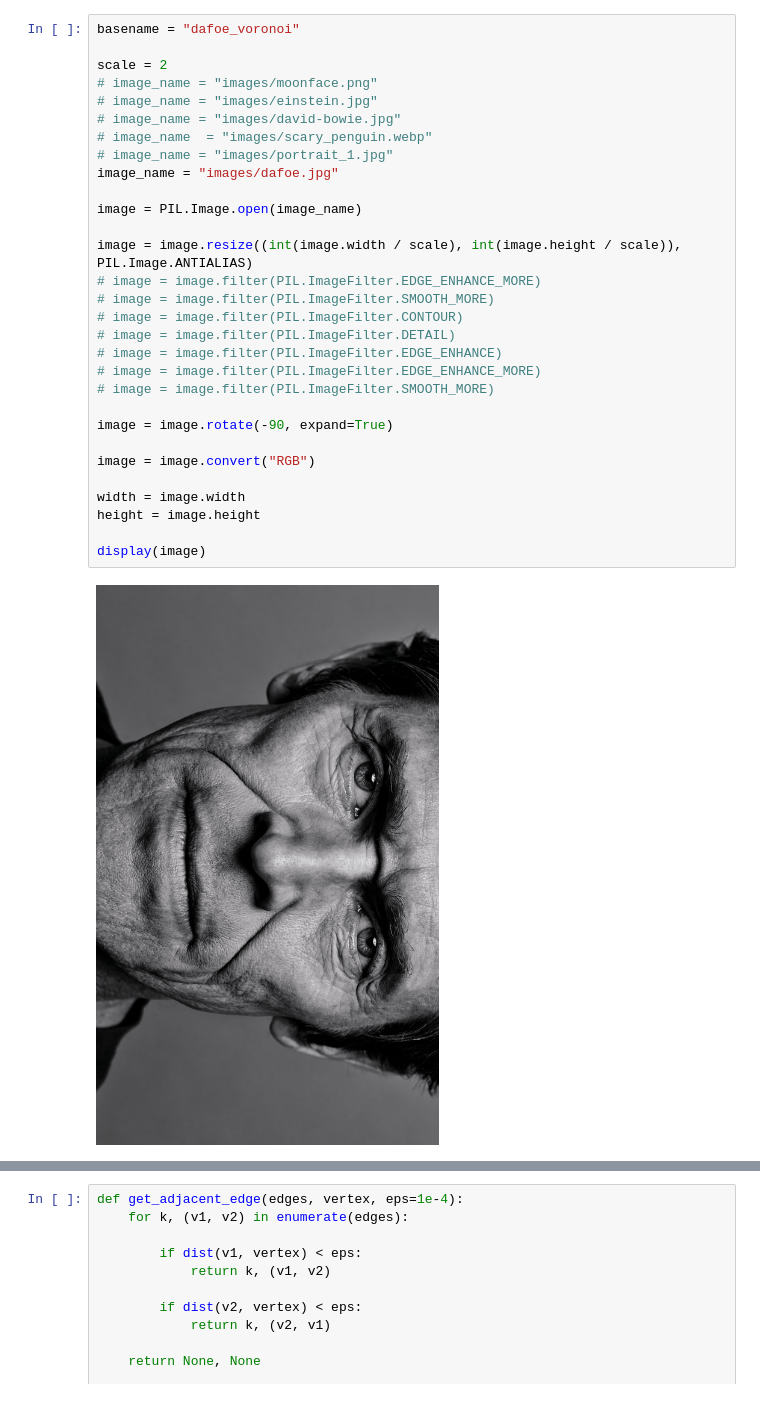
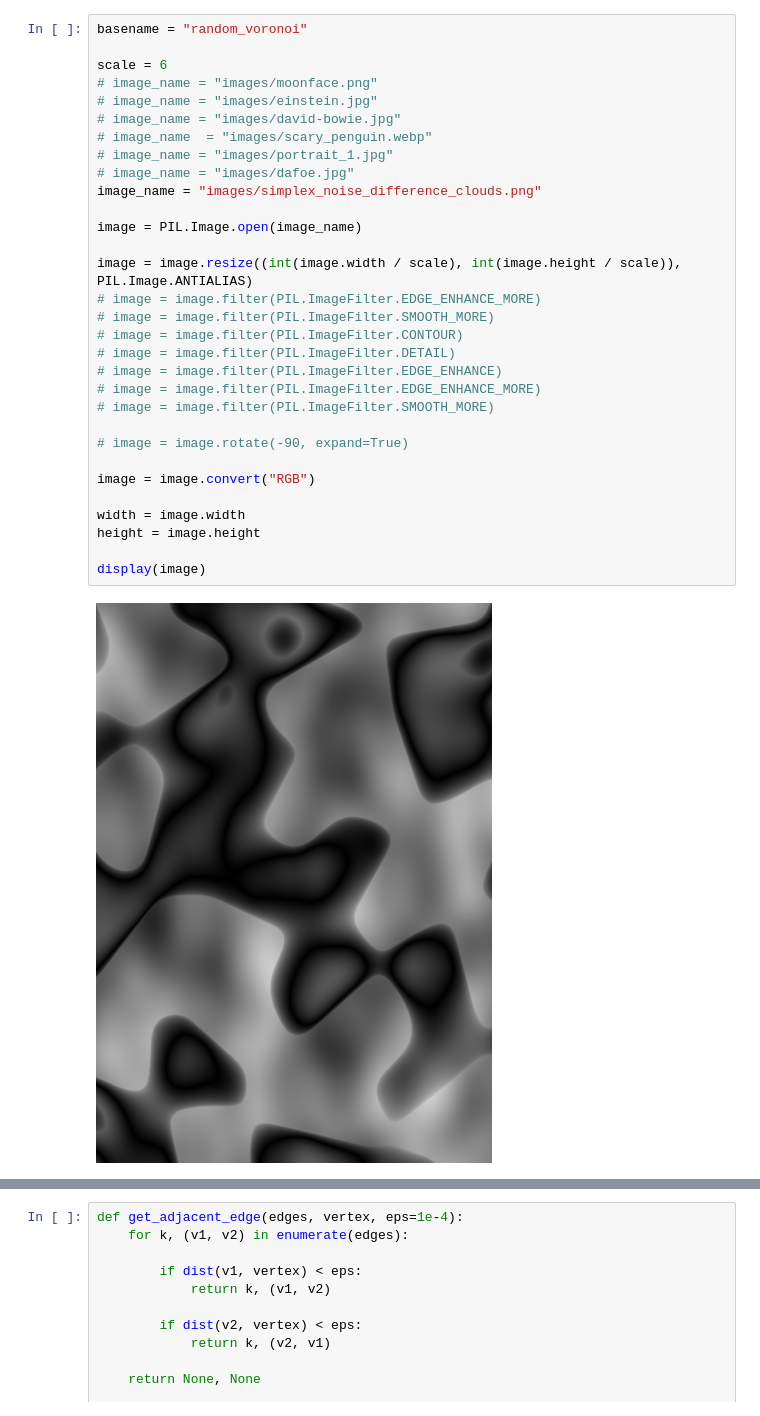
Before and after one commit to h3nnn4n/creative_coding_irl, a Jupyter notebook: Voronoi Optimized.ipynb, the cells around one changed output, grey strips where cells are left out. Drawn from its saved outputs; the diff is of its cells as text.

```diff
--- a/Voronoi Optimized.ipynb
+++ b/Voronoi Optimized.ipynb
@@ -22,37 +22,38 @@ from itertools import pairwise
 
 from IPython.display import display
 # %%
-basename = "dafoe_voronoi"
+basename = "random_voronoi"
 
-scale = 2
+scale = 6
 # image_name = "images/moonface.png"
 # image_name = "images/einstein.jpg"
 # image_name = "images/david-bowie.jpg"
 # image_name  = "images/scary_penguin.webp"
 # image_name = "images/portrait_1.jpg"
-image_name = "images/dafoe.jpg"
+# image_name = "images/dafoe.jpg"
+image_name = "images/simplex_noise_difference_clouds.png"
 
 image = PIL.Image.open(image_name)
 
 image = image.resize((int(image.width / scale), int(image.height / scale)), PIL.Image.ANTIALIAS)
 # image = image.filter(PIL.ImageFilter.EDGE_ENHANCE_MORE)
 # image = image.filter(PIL.ImageFilter.SMOOTH_MORE)
 # image = image.filter(PIL.ImageFilter.CONTOUR)
 # image = image.filter(PIL.ImageFilter.DETAIL)
 # image = image.filter(PIL.ImageFilter.EDGE_ENHANCE)
 # image = image.filter(PIL.ImageFilter.EDGE_ENHANCE_MORE)
 # image = image.filter(PIL.ImageFilter.SMOOTH_MORE)
 
-image = image.rotate(-90, expand=True)
+# image = image.rotate(-90, expand=True)
 
 image = image.convert("RGB")
 
 width = image.width
 height = image.height
 
 display(image)
 # %% [output]
-[figure, old version]
+[figure, new version]
 # %%
 point_cloud = []
 
```
Also changed, not shown: parts of 8 cells of this notebook, 2 other files.
